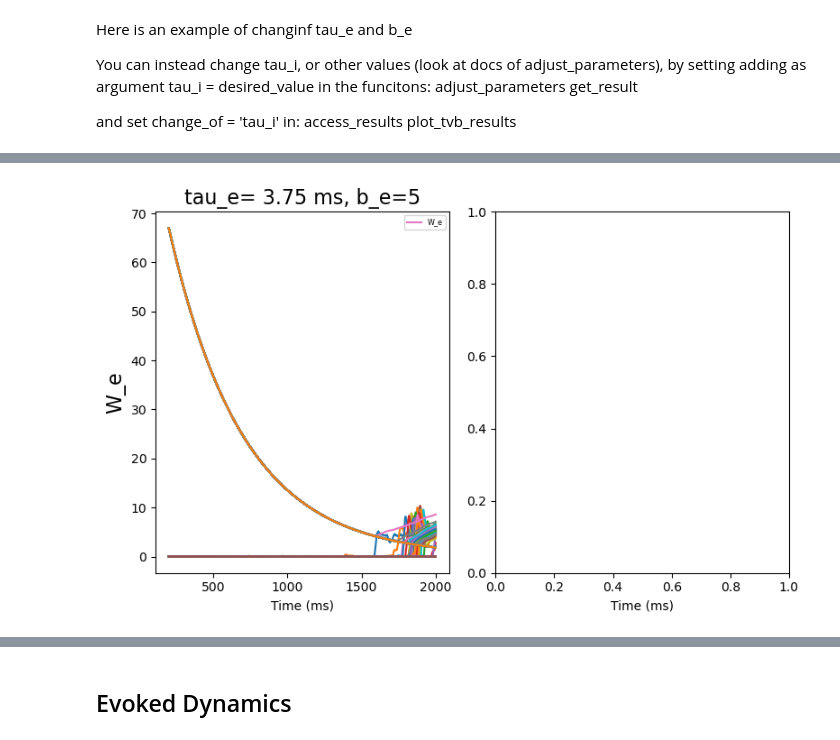
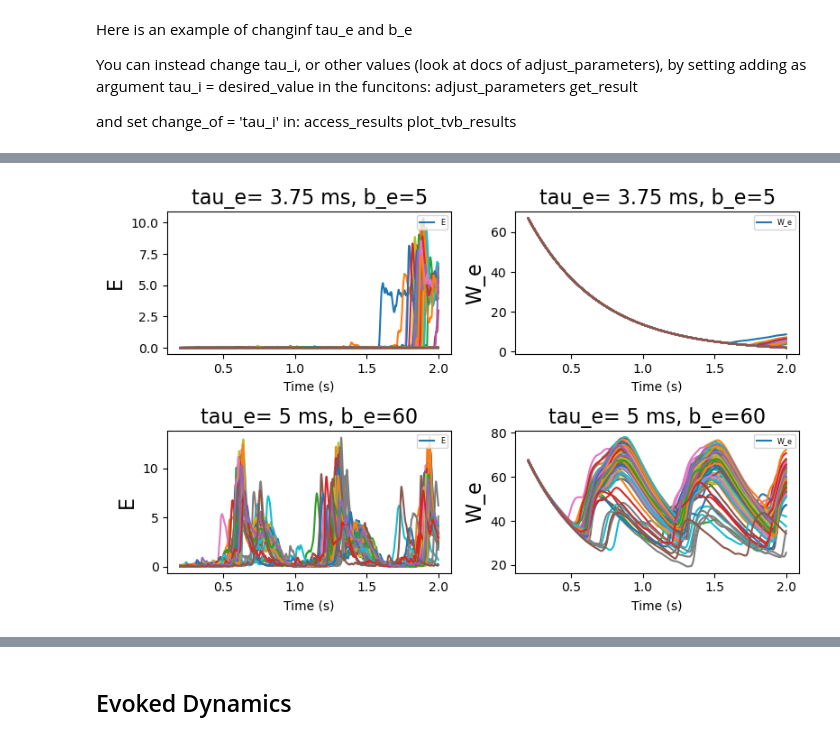
Before and after one commit to mariasacha/paper_pipeline_hub, a Jupyter notebook: whole_pipeline.ipynb, the cells around one changed output, grey strips where cells are left out. Cells and saved outputs as stored; diff of their text form; code cells hidden in the pictures.

```diff
--- a/whole_pipeline.ipynb
+++ b/whole_pipeline.ipynb
@@ -239,11 +164,0 @@ parameters.parameter_monitor['Raw'] = False
-# %%
-for b_e, tau_e in zip(bvals, tau_es):
-    parameters = adjust_parameters(parameters, b_e = b_e, tau_e = tau_e , n_nodes=Nnodes,
-    cut_transient=cut_transient, run_sim=run_sim, additional_path_folder='Temp/')
-
-    simulator = sim_init(parameters)
-
-    if stimval:
-        print ('    Stimulating for {1} ms, {2} nS in the {0}\n'.format(simulator.connectivity.region_labels[stim_region],parameters.parameter_stimulus['tau'],stimval))
-
-    tools.run_simulation(simulator, run_sim, parameters.parameter_simulation, parameters.parameter_monitor)
@@ -255,2 +164,0 @@ simulation time :1000.5
-# %%
-run_sim = 2000
@@ -299,8 +165,7 @@ for_explan
 # %%
-# YOU HAVE TO FIGURE A WAY TO ADD THE TEMP
 # Params to load
-bvals = [60, 5]
-tau_es = [5, 3.75]
+bvals = [5, 60]
+tau_es = [3.75, 5]
 
 result= []
 for i, (b_e, tau_e) in enumerate(zip(bvals, tau_es)):
@@ -348,15 +198,0 @@ run_sim
-# %%
-# YOU HAVE TO FIGURE A WAY TO ADD THE TEMP
-# Params to load
-bvals = [5]
-tau_es = [3.75]
-
-result= []
-for i, (b_e, tau_e) in enumerate(zip(bvals, tau_es)):
-    result_param, for_explan = get_result(parameters,cut_transient, run_sim, b_e = b_e, tau_e = tau_e,
-    vars_int = ['E', 'I' ,'W_e'], additional_path_folder='Temp/')
-    result.append(result_param)
-
-# For explanation of the indexes of the result, uncomment the following:
-    if i==len(bvals)-1:
-        access_results(for_explan, bvals, tau_es, change_of='tau_e')
@@ -423,15 +199,15 @@ for_explan
 # %%
 #Plot the results from TVB Simulations
 
 #which monitor
-monitor = 'TemporalAverage'
+monitor = 'Raw'
 
 #which variables
 var_select = ['E',  'W_e']
 
 #which params (b_e, tau) - to be in the same order as the loading results (see explanations)
-params = [[5, 3.75]]
+params = [[5, 3.75], [60,5]]
 plot_tvb_results(parameters,params, result, monitor, for_explan, var_select,cut_transient, run_sim, change_of='tau_e',
-               Iext = 0.000315,nseed=10, additional_path_folder='Temp/')
+               Iext = 0.000315,nseed=10)
 # %% [output]
-[figure, old version]
+[figure, new version]
```
Also changed, not shown: parts of 73 cells of this notebook, 4 other files.
